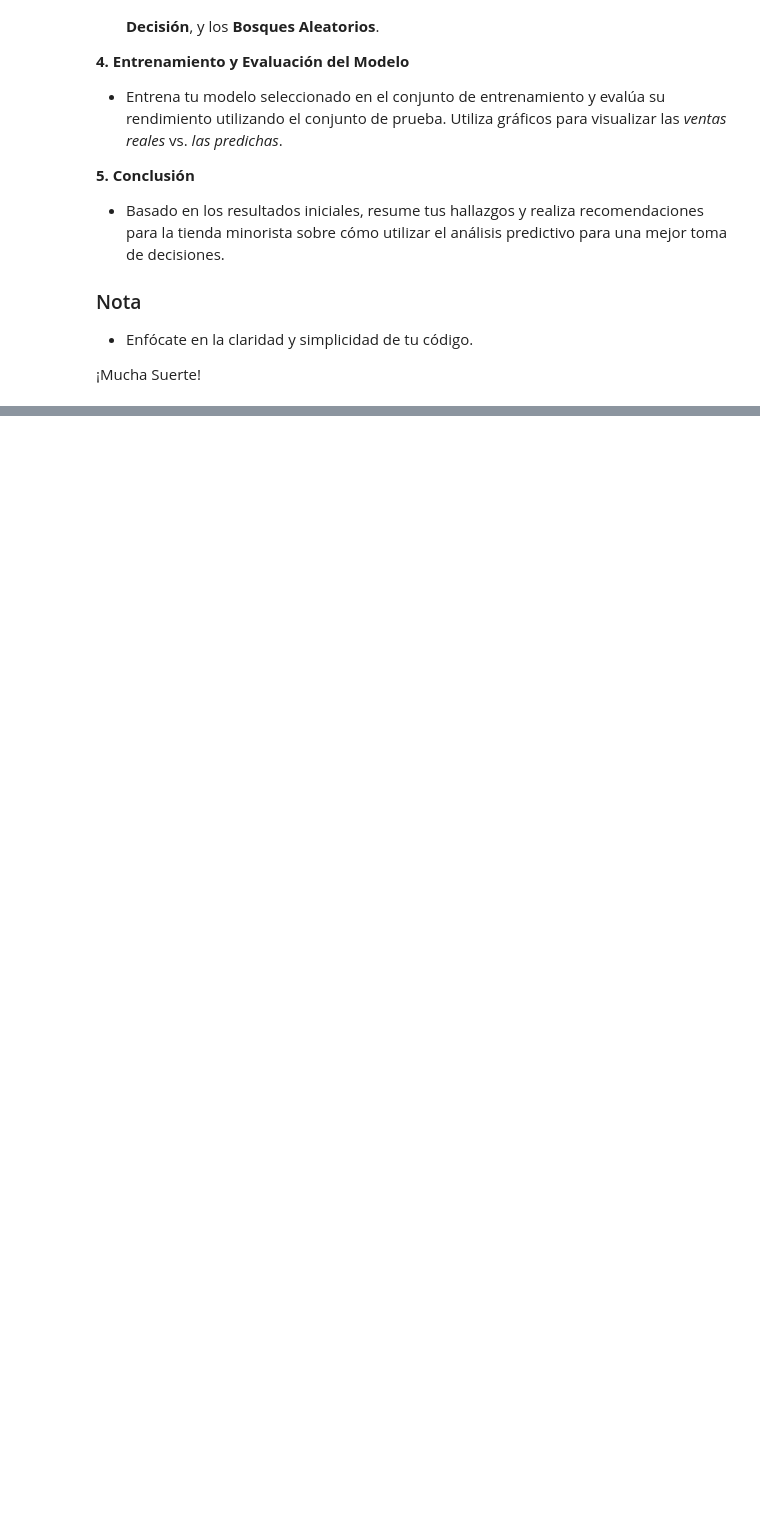
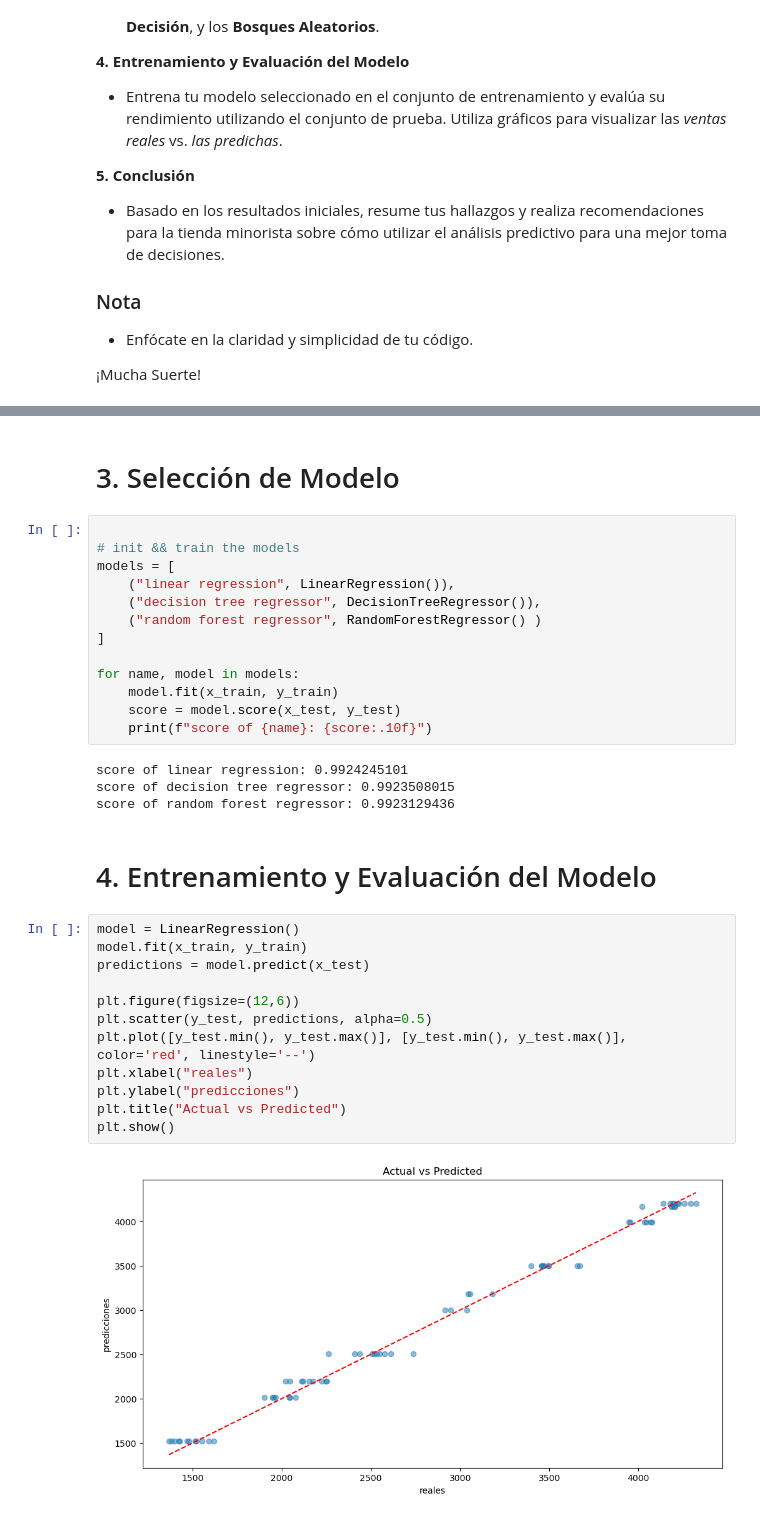
Before and after one commit to jcarloshg/data-science-federco-garay, a Jupyter notebook: day-11/10.project.ipynb, the cells around one changed output, grey strips where cells are left out. Saved outputs shown, nothing was run; the diff lists cells and outputs as text; blank space fills up the shorter version.

```diff
--- a/day-11/10.project.ipynb
+++ b/day-11/10.project.ipynb
@@ -72,0 +126,35 @@ Index(['DíaDeLaSemana', 'Promociones', 'Festivo'], dtype='object')
+# %% [markdown]
+# 3. Selección de Modelo
+# %%
+
+# init && train the models
+models = [
+    ("linear regression", LinearRegression()),
+    ("decision tree regressor", DecisionTreeRegressor()),
+    ("random forest regressor", RandomForestRegressor() )
+]
+
+for name, model in models:
+    model.fit(x_train, y_train)
+    score = model.score(x_test, y_test)
+    print(f"score of {name}: {score:.10f}")
+# %% [output]
+score of linear regression: 0.9924245101
+score of decision tree regressor: 0.9923508015
+score of random forest regressor: 0.9923129436
+# %% [markdown]
+# 4. Entrenamiento y Evaluación del Modelo
+# %%
+model = LinearRegression()
+model.fit(x_train, y_train)
+predictions = model.predict(x_test)
+
+plt.figure(figsize=(12,6))
+plt.scatter(y_test, predictions, alpha=0.5)
+plt.plot([y_test.min(), y_test.max()], [y_test.min(), y_test.max()], color='red', linestyle='--')
+plt.xlabel("reales")
+plt.ylabel("predicciones")
+plt.title("Actual vs Predicted")
+plt.show()
+# %% [output]
+[figure, added]
```
Also changed, not shown: parts of 7 cells of this notebook, 3 other files.
